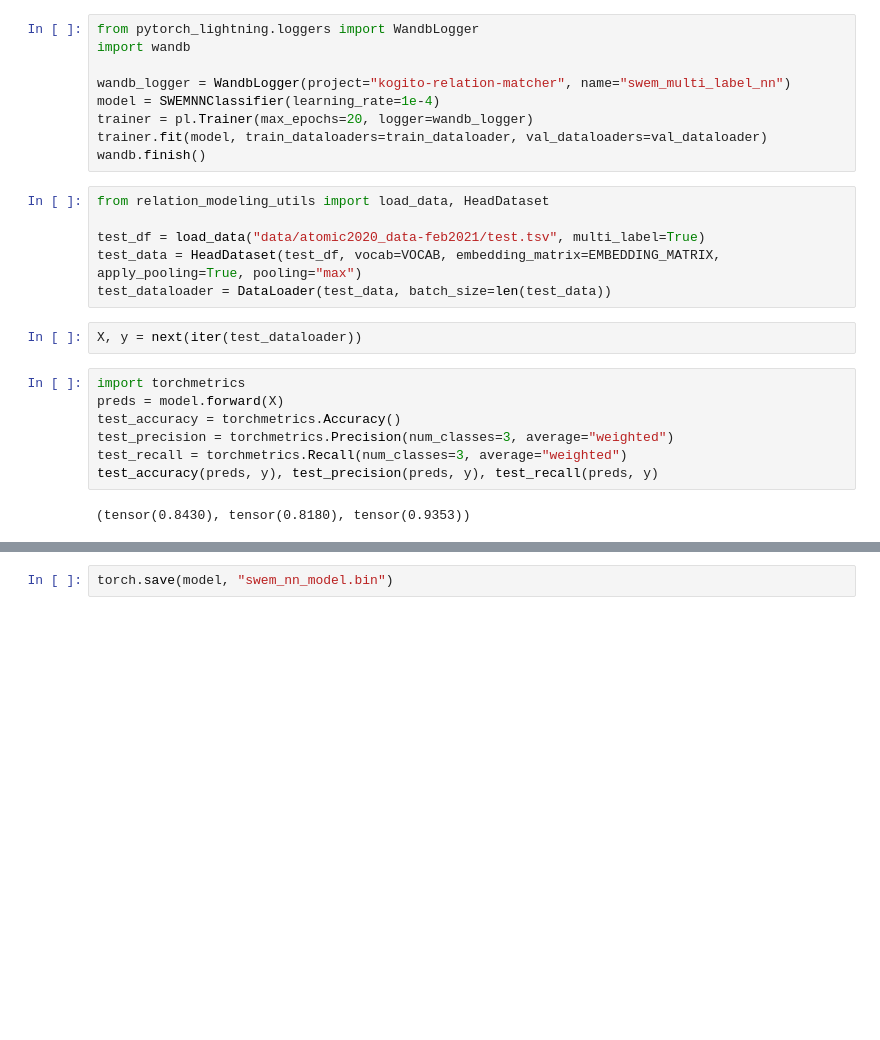
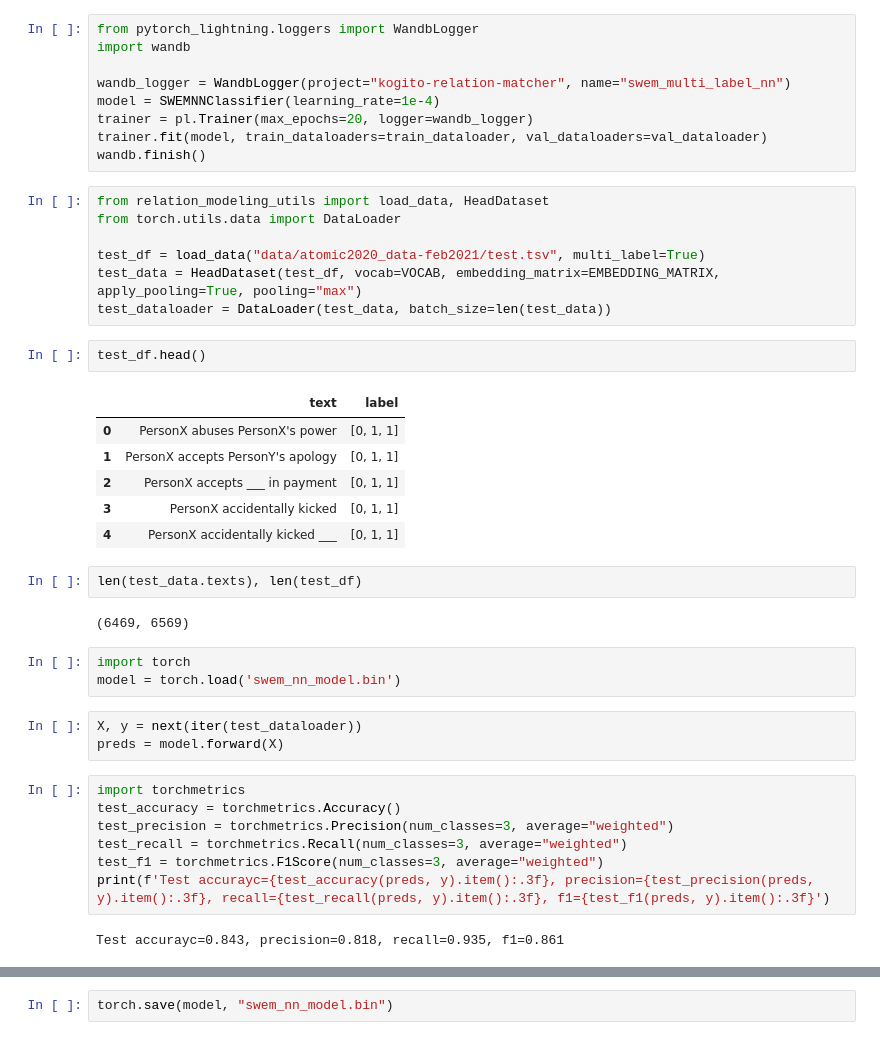
Before and after one commit to epfl-nlp/kogito, a Jupyter notebook: examples/relation_modeling_swem_nn.ipynb, the cells around one changed output, grey strips where cells are left out. Cells and saved outputs as stored; diff of their text form; blank space fills up the shorter version.

```diff
--- a/examples/relation_modeling_swem_nn.ipynb
+++ b/examples/relation_modeling_swem_nn.ipynb
@@ -83,18 +83,36 @@ trainer.fit(model, train_dataloaders=train_dataloader, val_dataloaders=val_datal
 wandb.finish()
 # %%
 from relation_modeling_utils import load_data, HeadDataset
+from torch.utils.data import DataLoader
 
 test_df = load_data("data/atomic2020_data-feb2021/test.tsv", multi_label=True)
 test_data = HeadDataset(test_df, vocab=VOCAB, embedding_matrix=EMBEDDING_MATRIX, apply_pooling=True, pooling="max")
 test_dataloader = DataLoader(test_data, batch_size=len(test_data))
+# %%
+test_df.head()
+# %% [output]
+|  | text | label |
+| 0 | PersonX abuses PersonX's power | [0, 1, 1] |
+| 1 | PersonX accepts PersonY's apology | [0, 1, 1] |
+| 2 | PersonX accepts ___ in payment | [0, 1, 1] |
+| 3 | PersonX accidentally kicked | [0, 1, 1] |
+| 4 | PersonX accidentally kicked ___ | [0, 1, 1] |
+# %%
+len(test_data.texts), len(test_df)
+# %% [output]
+(6469, 6569)
+# %%
+import torch
+model = torch.load('swem_nn_model.bin')
 # %%
 X, y = next(iter(test_dataloader))
+preds = model.forward(X)
 # %%
 import torchmetrics
-preds = model.forward(X)
 test_accuracy = torchmetrics.Accuracy()
 test_precision = torchmetrics.Precision(num_classes=3, average="weighted")
 test_recall = torchmetrics.Recall(num_classes=3, average="weighted")
-test_accuracy(preds, y), test_precision(preds, y), test_recall(preds, y)
+test_f1 = torchmetrics.F1Score(num_classes=3, average="weighted")
+print(f'Test accurayc={test_accuracy(preds, y).item():.3f}, precision={test_precision(preds, y).item():.3f}, recall={test_recall(preds, y).item():.3f}, f1={test_f1(preds, y).item():.3f}')
 # %% [output]
-(tensor(0.8430), tensor(0.8180), tensor(0.9353))
+Test accurayc=0.843, precision=0.818, recall=0.935, f1=0.861
```
Also changed, not shown: parts of 13 cells of this notebook, 2 other files.
